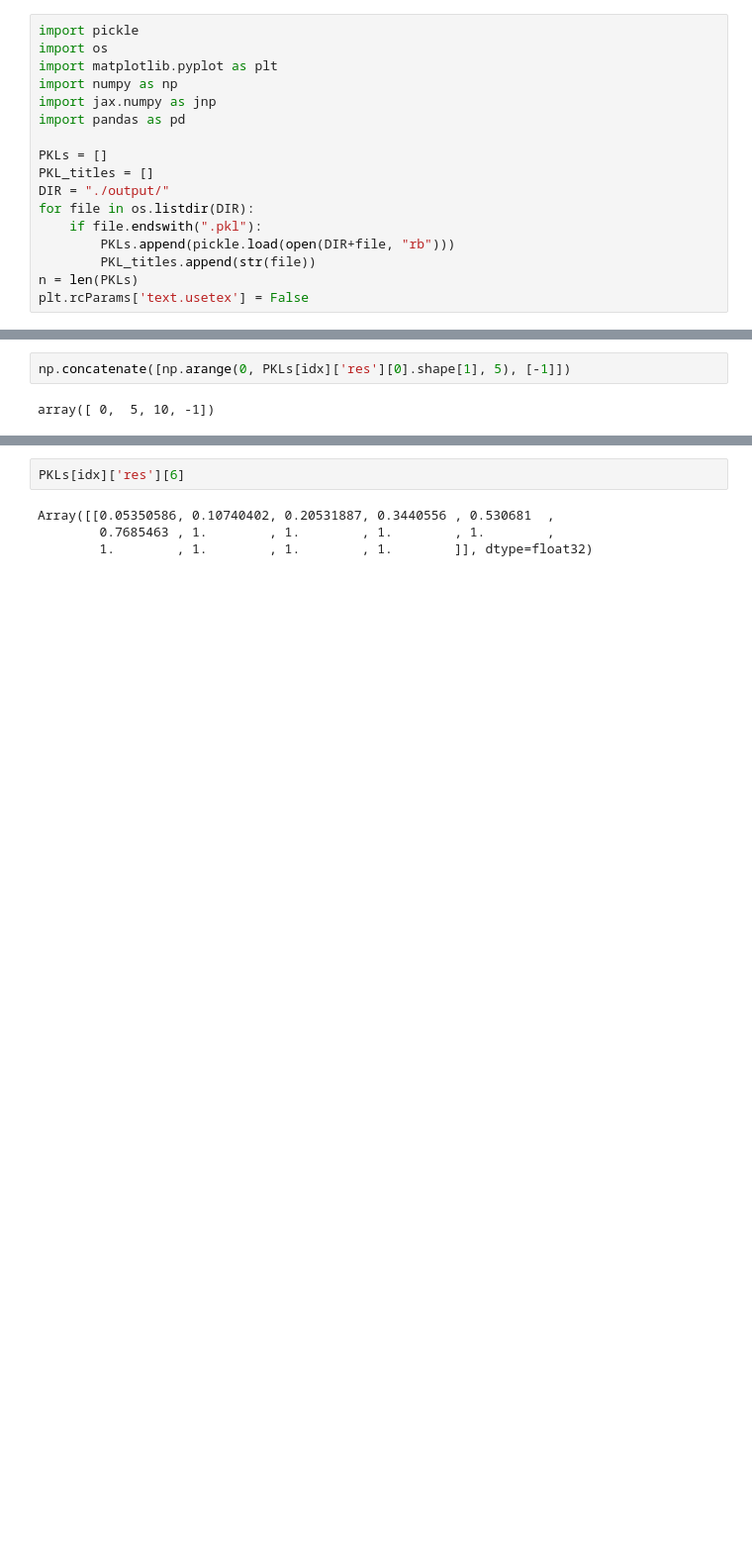
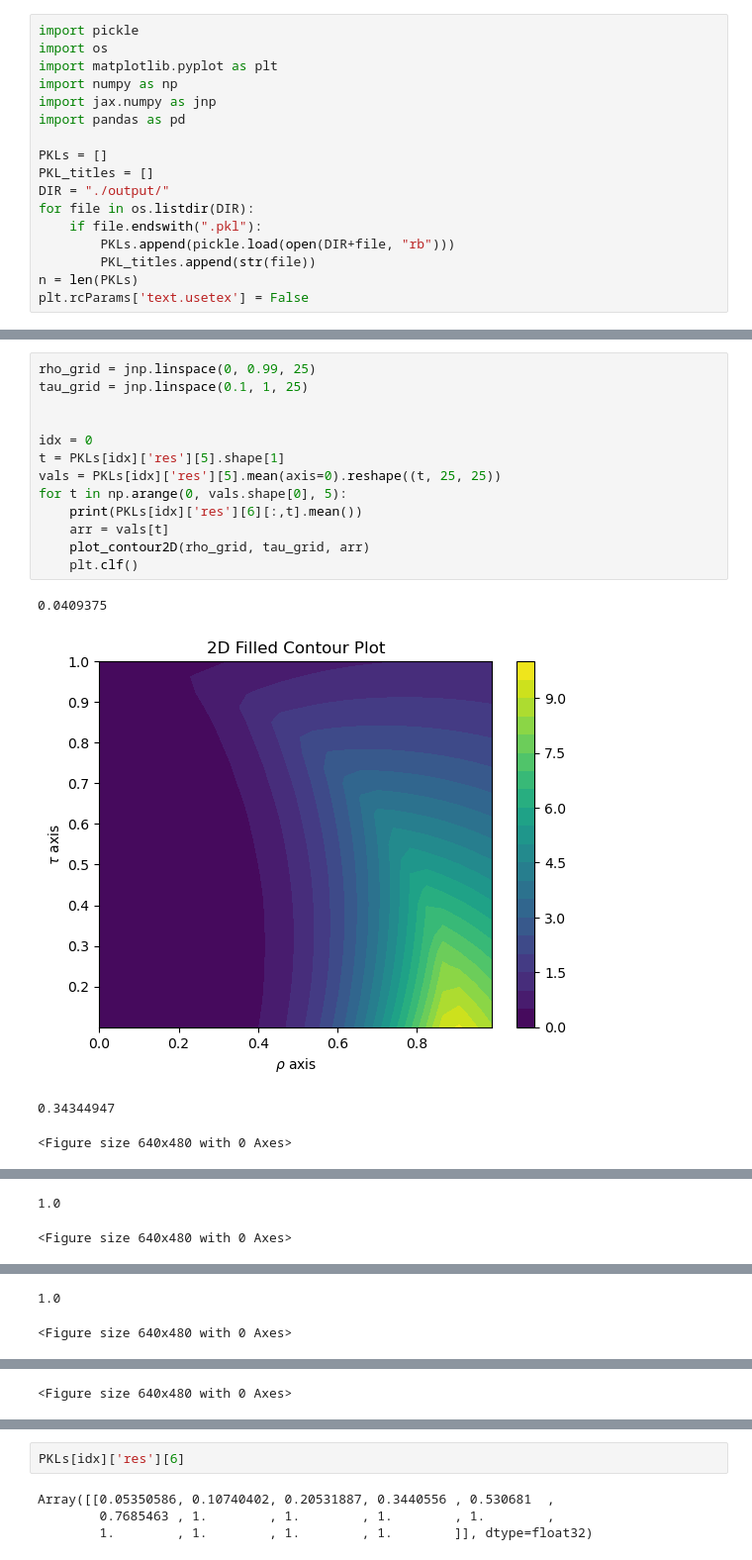
Before and after one commit to ylefay/adaptive_smc_tempering, a Jupyter notebook: adaptive_smc/experiments_bis/uncoupled_ar_rw_proposal/Untitled.ipynb, the cells around one changed output, grey strips where cells are left out. Shown at 99% size. Drawn from its saved outputs; the diff is of its cells as text; blank space fills up the shorter version.

```diff
--- a/adaptive_smc/experiments_bis/uncoupled_ar_rw_proposal/Untitled.ipynb
+++ b/adaptive_smc/experiments_bis/uncoupled_ar_rw_proposal/Untitled.ipynb
@@ -88,4 +67,18 @@ plt.vlines(x=-1, ymin=0, ymax=1)
 # %%
-np.concatenate([np.arange(0, PKLs[idx]['res'][0].shape[1], 5), [-1]])
+rho_grid = jnp.linspace(0, 0.99, 25)
+tau_grid = jnp.linspace(0.1, 1, 25)
+
+
+idx = 0
+t = PKLs[idx]['res'][5].shape[1]
+vals = PKLs[idx]['res'][5].mean(axis=0).reshape((t, 25, 25))
+for t in np.arange(0, vals.shape[0], 5):
+    print(PKLs[idx]['res'][6][:,t].mean())
+    arr = vals[t]
+    plot_contour2D(rho_grid, tau_grid, arr)
+    plt.clf()
 # %% [output]
-array([ 0,  5, 10, -1])
+0.0409375
+[figure, added]
+0.34344947
+<Figure size 640x480 with 0 Axes>
@@ -91,0 +86,2 @@ array([ 0,  5, 10, -1])
+1.0
+<Figure size 640x480 with 0 Axes>
@@ -91,0 +89,2 @@ array([ 0,  5, 10, -1])
+1.0
+<Figure size 640x480 with 0 Axes>
@@ -91,0 +92 @@ array([ 0,  5, 10, -1])
+<Figure size 640x480 with 0 Axes>
```
Also changed, not shown: parts of 9 cells of this notebook, 25 other files.
